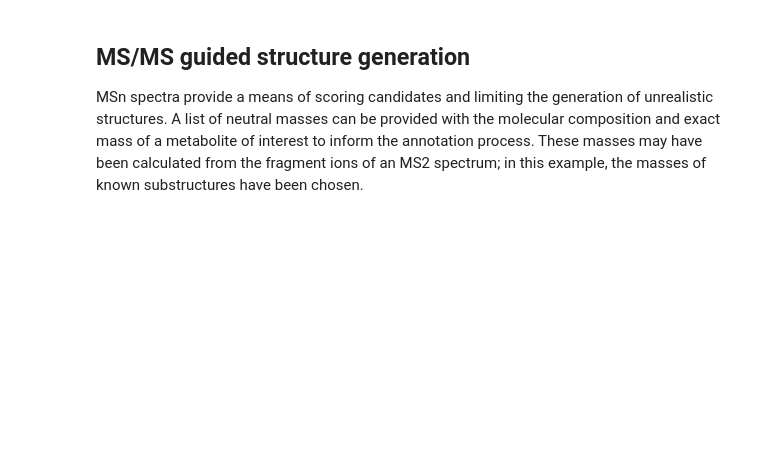
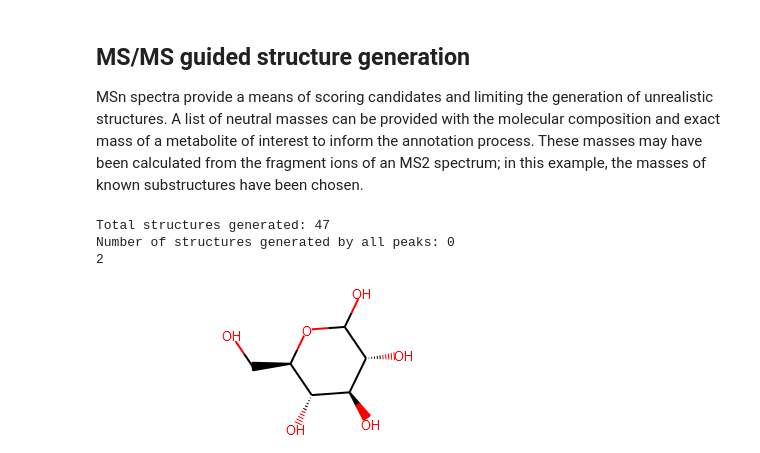
Before and after one commit to computational-metabolomics/metaboblend, a Jupyter notebook: notebooks/workflow.ipynb, the cells around one changed output. Cells and saved outputs as stored; diff of their text form; code cells hidden in the pictures; blank space fills up the shorter version.

```diff
--- a/notebooks/workflow.ipynb
+++ b/notebooks/workflow.ipynb
@@ -98,15 +74,20 @@ have been chosen.
 # %%
 ms_data = {"HMDB0000122": {"mc": [6, 12, 0, 6, 0, 0], "exact_mass": 180.063388116,
                            "prescribed_masses": [46.0055, 60.0211, 73.029]}}  #
 
 annotation_generator = annotate_msn(ms_data, heavy_atoms=range(2, 13), max_valence=6,
                                     max_atoms_available=2, max_n_substructures=3, ppm=5,
-                                    path_connectivity_db=os.path.join("notebook_data", "connectivity_graphs.sqlite"),
-                                    path_substructure_db=os.path.join("notebook_data", "substructures.sqlite"))
+                                    path_connectivity_db=os.path.join(notebook_data, "connectivity.sqlite"),
+                                    path_substructure_db=os.path.join(notebook_data, "substructures.sqlite"))
 
 annotated_structures = list(annotation_generator)[0]
 print("Total structures generated: " + str(len(annotated_structures)))
 print("Number of structures generated by all peaks: " + str(list(annotated_structures.values()).count(3)))
 
 print(annotated_structures["OC[C@H]1OC(O)[C@H](O)[C@@H](O)[C@@H]1O"])
 Chem.MolFromSmiles("OC[C@H]1OC(O)[C@H](O)[C@@H](O)[C@@H]1O")
+# %% [output]
+Total structures generated: 47
+Number of structures generated by all peaks: 0
+2
+[figure, added]
```
Also changed, not shown: parts of 4 cells of this notebook.
